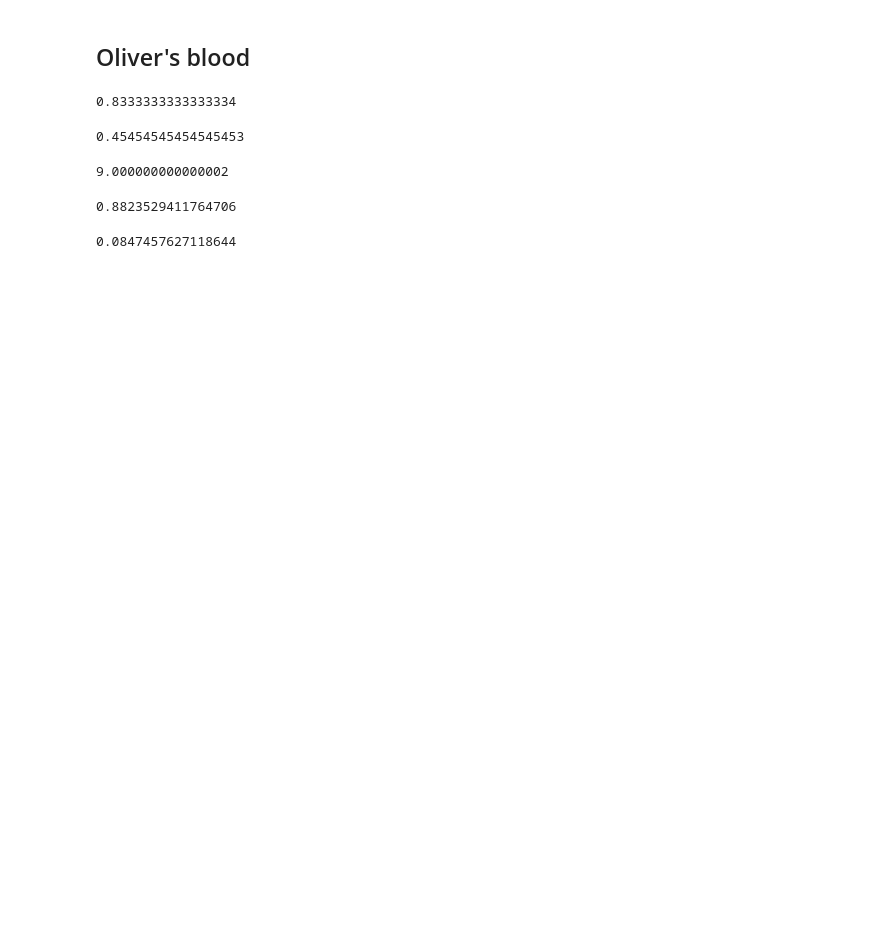
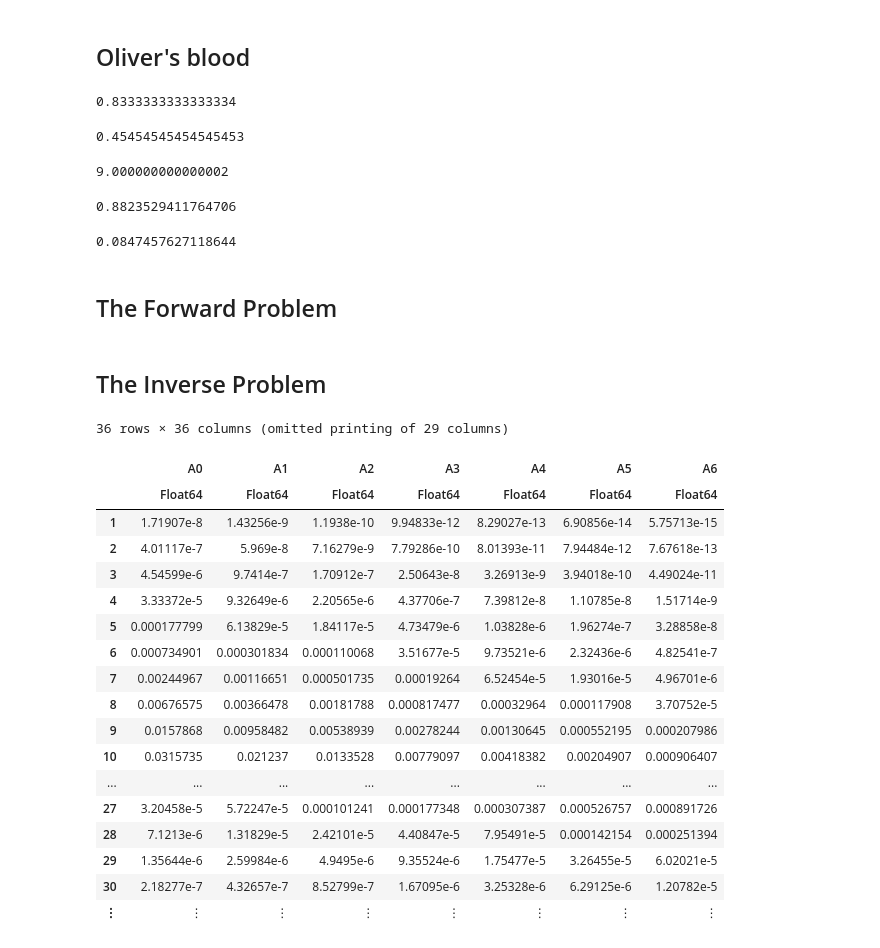
Before and after one commit to bwanab/ThinkBayes.jl, a Jupyter notebook: notebooks/think_bayes_in_julia_chapter_6.ipynb, the cells around one changed output. Drawn from its saved outputs; the diff is of its cells as text; code cells hidden in the pictures; blank space fills up the shorter version.

Commit message:
add loc, make_binomial; progress on chapter 6

```diff
--- a/notebooks/think_bayes_in_julia_chapter_6.ipynb
+++ b/notebooks/think_bayes_in_julia_chapter_6.ipynb
@@ -73,0 +82,9 @@ bar(die)
+# %% [markdown]
+## The Forward Problem
+# %%
+n = 35
+num_sensitive = 10
+num_insensitive = n - num_sensitive
+
+dist_sensitive = make_binomial(num_sensitive, 0.95)
+dist_insensitive = make_binomial(num_insensitive, 0.40);
@@ -73,0 +97,31 @@ bar(die)
+# %% [markdown]
+## The Inverse Problem
+# %%
+function do_sensitive(num_sensitive, n)
+    num_insensitive = n - num_sensitive
+    dist_sensitive = make_binomial(num_sensitive, 0.95)
+    dist_insensitive = make_binomial(num_insensitive, 0.4)
+    probs(add_dist(dist_sensitive, dist_insensitive))
+end
+
+table=DataFrame([do_sensitive(ns, n) for ns in 0:n], [Symbol("A"*string(x)) for x in 0:n])
+# %% [output]
+36 rows × 36 columns (omitted printing of 29 columns)
+|  | A0 | A1 | A2 | A3 | A4 | A5 | A6 |
+|  | Float64 | Float64 | Float64 | Float64 | Float64 | Float64 | Float64 |
+| 1 | 1.71907e-8 | 1.43256e-9 | 1.1938e-10 | 9.94833e-12 | 8.29027e-13 | 6.90856e-14 | 5.75713e-15 |
+| 2 | 4.01117e-7 | 5.969e-8 | 7.16279e-9 | 7.79286e-10 | 8.01393e-11 | 7.94484e-12 | 7.67618e-13 |
+| 3 | 4.54599e-6 | 9.7414e-7 | 1.70912e-7 | 2.50643e-8 | 3.26913e-9 | 3.94018e-10 | 4.49024e-11 |
+| 4 | 3.33372e-5 | 9.32649e-6 | 2.20565e-6 | 4.37706e-7 | 7.39812e-8 | 1.10785e-8 | 1.51714e-9 |
+| 5 | 0.000177799 | 6.13829e-5 | 1.84117e-5 | 4.73479e-6 | 1.03828e-6 | 1.96274e-7 | 3.28858e-8 |
+| 6 | 0.000734901 | 0.000301834 | 0.000110068 | 3.51677e-5 | 9.73521e-6 | 2.32436e-6 | 4.82541e-7 |
+| 7 | 0.00244967 | 0.00116651 | 0.000501735 | 0.00019264 | 6.52454e-5 | 1.93016e-5 | 4.96701e-6 |
+| 8 | 0.00676575 | 0.00366478 | 0.00181788 | 0.000817477 | 0.00032964 | 0.000117908 | 3.70752e-5 |
+| 9 | 0.0157868 | 0.00958482 | 0.00538939 | 0.00278244 | 0.00130645 | 0.000552195 | 0.000207986 |
+| 10 | 0.0315735 | 0.021237 | 0.0133528 | 0.00779097 | 0.00418382 | 0.00204907 | 0.000906407 |
+| ... | ... | ... | ... | ... | ... | ... | ... |
+| 27 | 3.20458e-5 | 5.72247e-5 | 0.000101241 | 0.000177348 | 0.000307387 | 0.000526757 | 0.000891726 |
+| 28 | 7.1213e-6 | 1.31829e-5 | 2.42101e-5 | 4.40847e-5 | 7.95491e-5 | 0.000142154 | 0.000251394 |
+| 29 | 1.35644e-6 | 2.59984e-6 | 4.9495e-6 | 9.35524e-6 | 1.75477e-5 | 3.26455e-5 | 6.02021e-5 |
+| 30 | 2.18277e-7 | 4.32657e-7 | 8.52799e-7 | 1.67095e-6 | 3.25328e-6 | 6.29125e-6 | 1.20782e-5 |
+| ⋮ | ⋮ | ⋮ | ⋮ | ⋮ | ⋮ | ⋮ | ⋮ |
```
Also changed, not shown: parts of 7 cells of this notebook, 2 other files.
